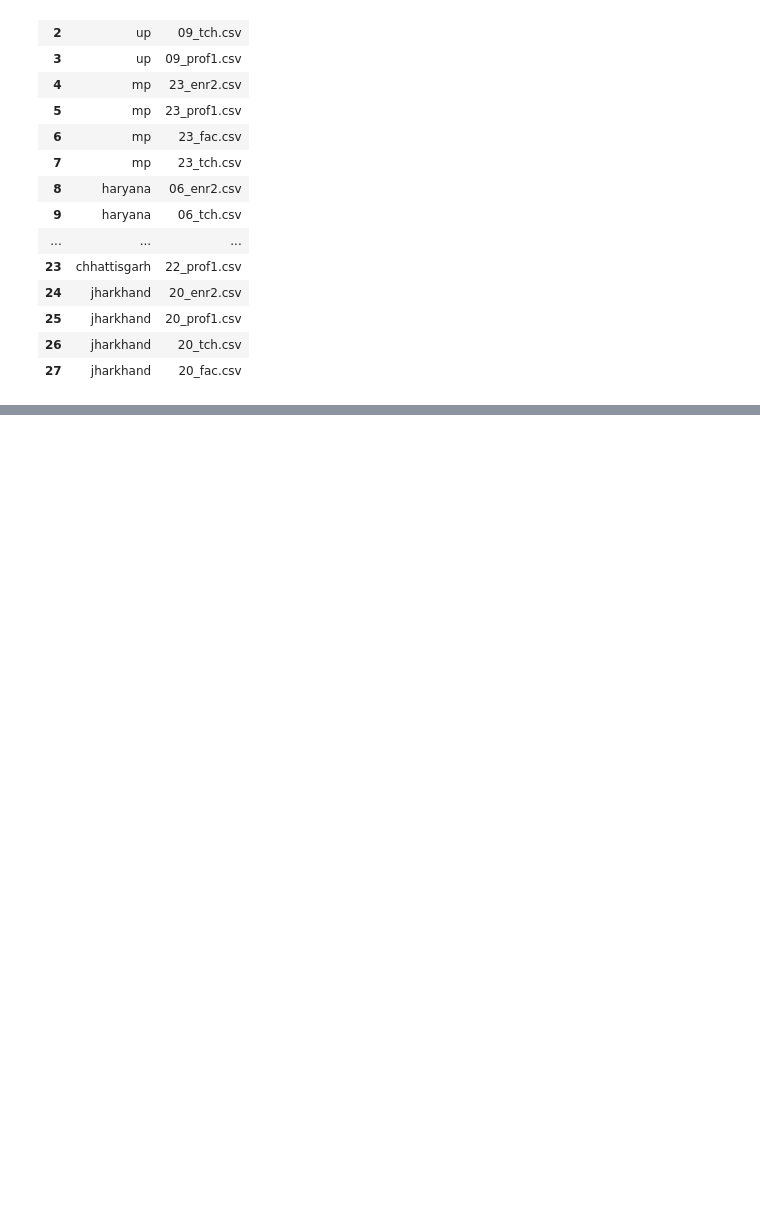
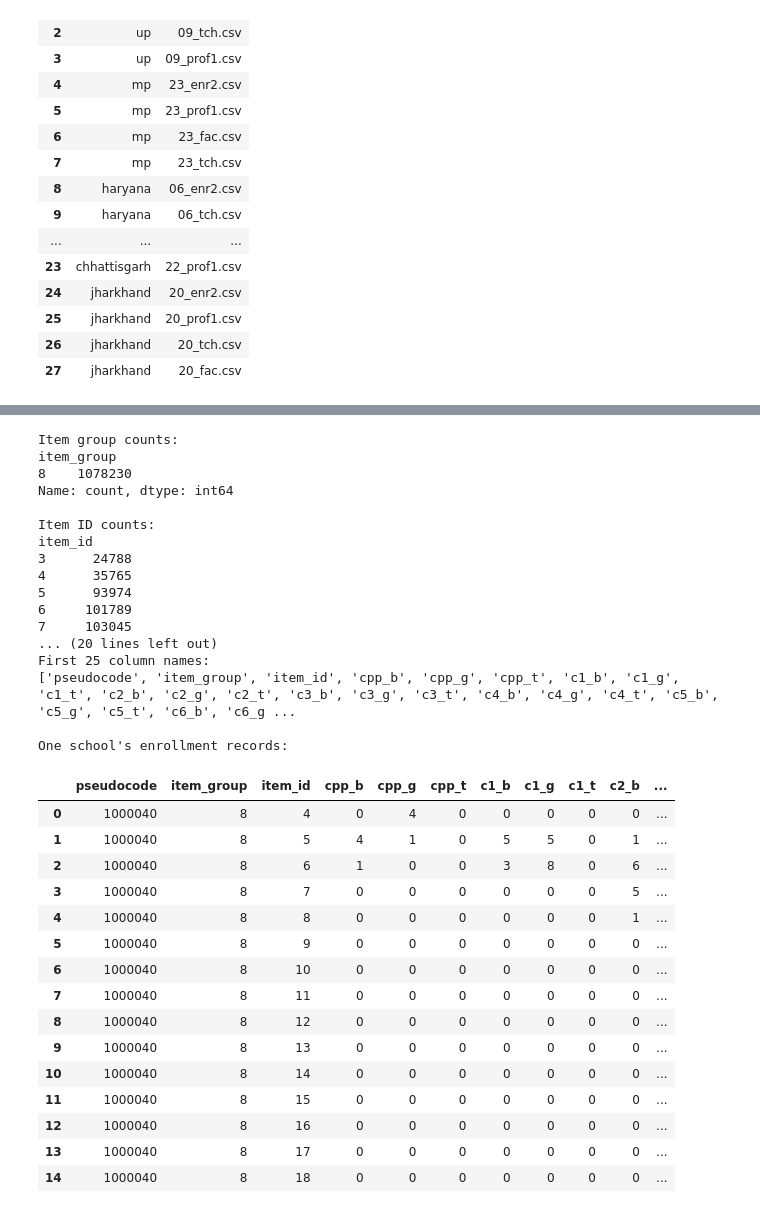
Before and after one commit to mukulyadav0118/india-school-education-analytics, a Jupyter notebook: 01_data_inspection.ipynb, the cells around one changed output, grey strips where cells are left out. Drawn from its saved outputs; the diff is of its cells as text; code cells hidden in the pictures; blank space fills up the shorter version.

```diff
--- a/01_data_inspection.ipynb
+++ b/01_data_inspection.ipynb
@@ -195,3 +195,20 @@ display(summary_df)
 | 25 | jharkhand | 20_prof1.csv | 44378 | 49 | True | 0 | 93097 |
 | 26 | jharkhand | 20_tch.csv | 44378 | 38 | True | 0 | 0 |
 | 27 | jharkhand | 20_fac.csv | 44378 | 82 | True | 0 | 7413 |
+# %%
+enrollment_files = [
+    item for item in csv_files
+    if "enr2" in item["File"].lower()
+]
+
+for item in enrollment_files:
+    df = pd.read_csv(item["Path"], low_memory=False)
+
+    print(f"\nState: {item['State']} | File: {item['File']}")
+    print("Total rows:", len(df))
+    print("Unique schools:", df["pseudocode"].nunique())
+    print("Repeated school IDs:", df["pseudocode"].duplicated().sum())
+    print("Rows per school (first 5):")
+    print(df["pseudocode"].value_counts().head())
+
+    del df
@@ -197,0 +233,30 @@ display(summary_df)
+# %%
+
+for item in csv_files:
+    if "enr2" not in item["File"].lower():
+        continue
+
+    df = pd.read_csv(item["Path"], low_memory=False)
+
+    print(f"\n{'=' * 60}")
+    print(f"State: {item['State']} | File: {item['File']}")
+
+    print("\nFirst 25 column names:")
+    print(df.columns.tolist()[:25])
+
+    school_id = df["pseudocode"].iloc[0]
+    school_rows = df[df["pseudocode"] == school_id]
+
+    print("\nOne school's enrollment records:")
+    display(school_rows.head(20))
+
+    print("\nItem group counts:")
+    if "item_group" in df.columns:
+        print(df["item_group"].value_counts(dropna=False))
+
+    print("\nItem ID counts:")
+    if "item_id" in df.columns:
+        print(df["item_id"].value_counts(dropna=False).sort_index())
+
+    del df
+# %% [output]
@@ -197,0 +312,33 @@ display(summary_df)
+Item group counts:
+item_group
+8    1078230
+Name: count, dtype: int64
+
+Item ID counts:
+item_id
+3      24788
+4      35765
+5      93974
+6     101789
+7     103045
+... (20 lines left out)
+First 25 column names:
+['pseudocode', 'item_group', 'item_id', 'cpp_b', 'cpp_g', 'cpp_t', 'c1_b', 'c1_g', 'c1_t', 'c2_b', 'c2_g', 'c2_t', 'c3_b', 'c3_g', 'c3_t', 'c4_b', 'c4_g', 'c4_t', 'c5_b', 'c5_g', 'c5_t', 'c6_b', 'c6_g ...
+
+One school's enrollment records:
+|  | pseudocode | item_group | item_id | cpp_b | cpp_g | cpp_t | c1_b | c1_g | c1_t | c2_b | ... |
+| 0 | 1000040 | 8 | 4 | 0 | 4 | 0 | 0 | 0 | 0 | 0 | ... |
+| 1 | 1000040 | 8 | 5 | 4 | 1 | 0 | 5 | 5 | 0 | 1 | ... |
+| 2 | 1000040 | 8 | 6 | 1 | 0 | 0 | 3 | 8 | 0 | 6 | ... |
+| 3 | 1000040 | 8 | 7 | 0 | 0 | 0 | 0 | 0 | 0 | 5 | ... |
+| 4 | 1000040 | 8 | 8 | 0 | 0 | 0 | 0 | 0 | 0 | 1 | ... |
+| 5 | 1000040 | 8 | 9 | 0 | 0 | 0 | 0 | 0 | 0 | 0 | ... |
+| 6 | 1000040 | 8 | 10 | 0 | 0 | 0 | 0 | 0 | 0 | 0 | ... |
+| 7 | 1000040 | 8 | 11 | 0 | 0 | 0 | 0 | 0 | 0 | 0 | ... |
+| 8 | 1000040 | 8 | 12 | 0 | 0 | 0 | 0 | 0 | 0 | 0 | ... |
+| 9 | 1000040 | 8 | 13 | 0 | 0 | 0 | 0 | 0 | 0 | 0 | ... |
+| 10 | 1000040 | 8 | 14 | 0 | 0 | 0 | 0 | 0 | 0 | 0 | ... |
+| 11 | 1000040 | 8 | 15 | 0 | 0 | 0 | 0 | 0 | 0 | 0 | ... |
+| 12 | 1000040 | 8 | 16 | 0 | 0 | 0 | 0 | 0 | 0 | 0 | ... |
+| 13 | 1000040 | 8 | 17 | 0 | 0 | 0 | 0 | 0 | 0 | 0 | ... |
+| 14 | 1000040 | 8 | 18 | 0 | 0 | 0 | 0 | 0 | 0 | 0 | ... |
```
Also changed, not shown: parts of 22 cells of this notebook.
